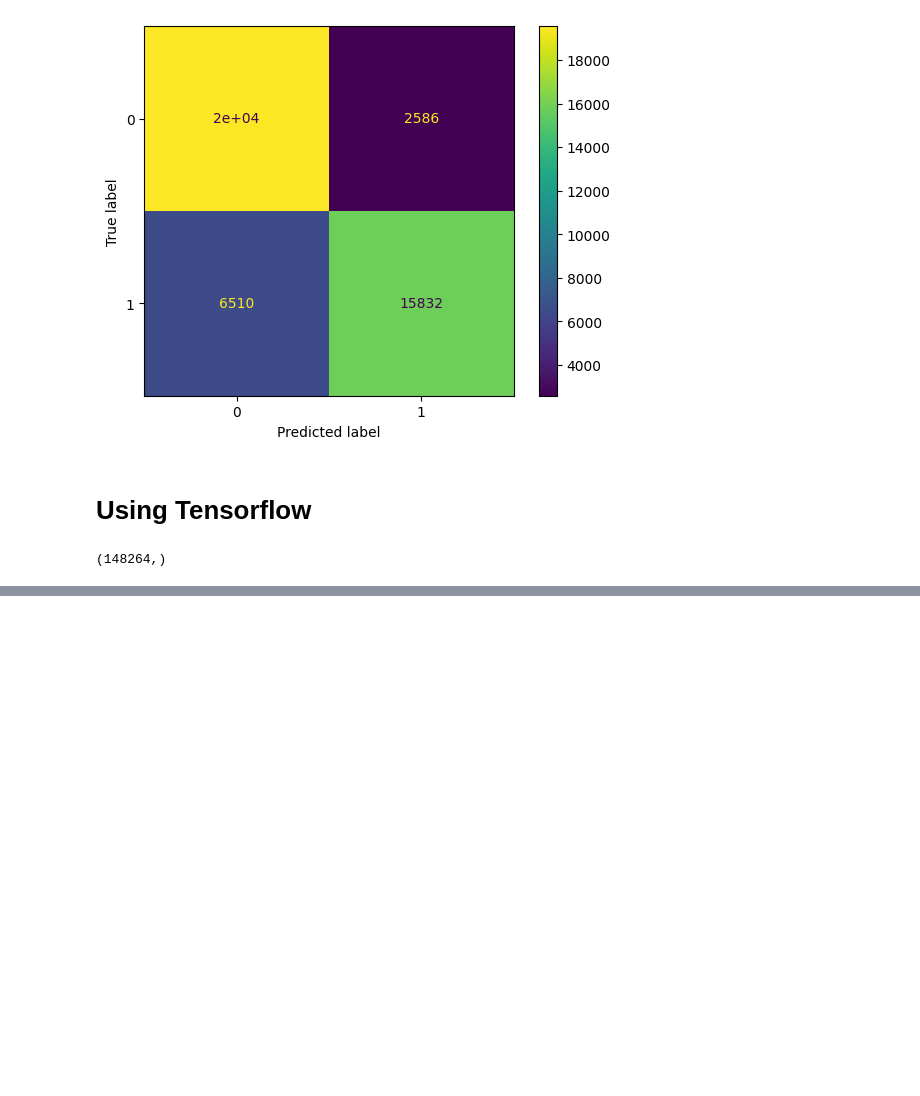
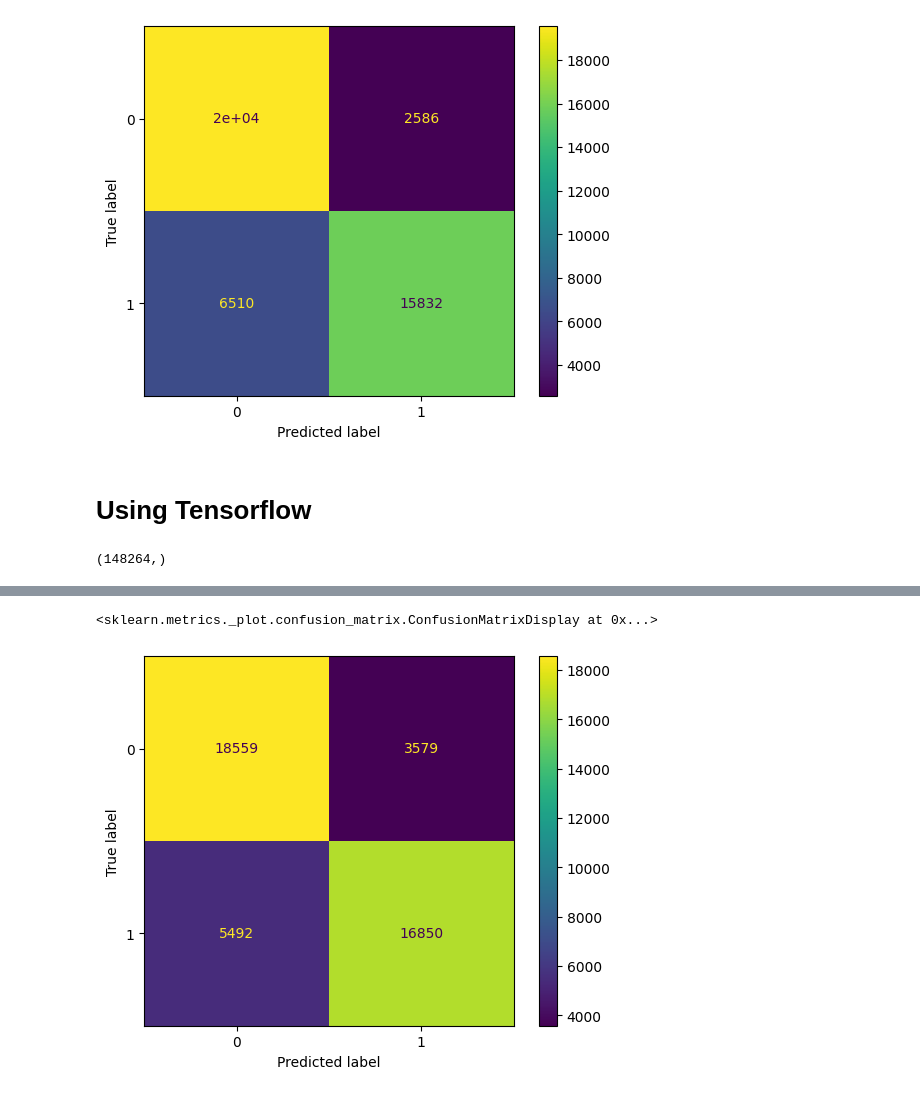
Before and after one commit to Ademola-Alabi/Loan_default_model, a Jupyter notebook: loan_default.ipynb, the cells around one changed output, grey strips where cells are left out. Saved outputs shown, nothing was run; the diff lists cells and outputs as text; code cells hidden in the pictures; blank space fills up the shorter version.

```diff
--- a/loan_default.ipynb
+++ b/loan_default.ipynb
@@ -162,0 +199,2 @@ y.shape
+# %%
+model.compile(loss="binary_crossentropy", optimizer="adam", metrics=["accuracy"])
@@ -162,0 +235,2 @@ y.shape
+# %%
+y_pred1 = (model.predict(X_test)>0.5).astype(np.int64)
@@ -162,0 +260,7 @@ y.shape
+# %%
+cm = confusion_matrix(y_test,y_pred1)
+display = ConfusionMatrixDisplay(cm)
+display.plot()
+# %% [output]
+<sklearn.metrics._plot.confusion_matrix.ConfusionMatrixDisplay at 0x...>
+[figure, added]
```
Also changed, not shown: parts of 17 cells of this notebook, 1 other file.
